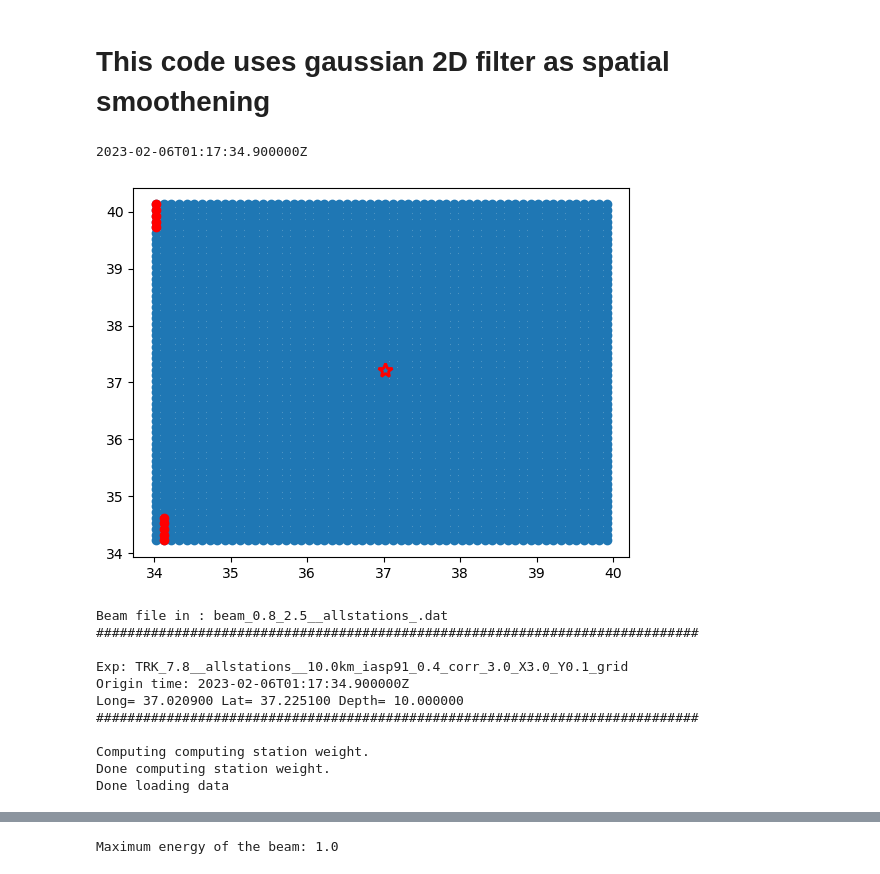
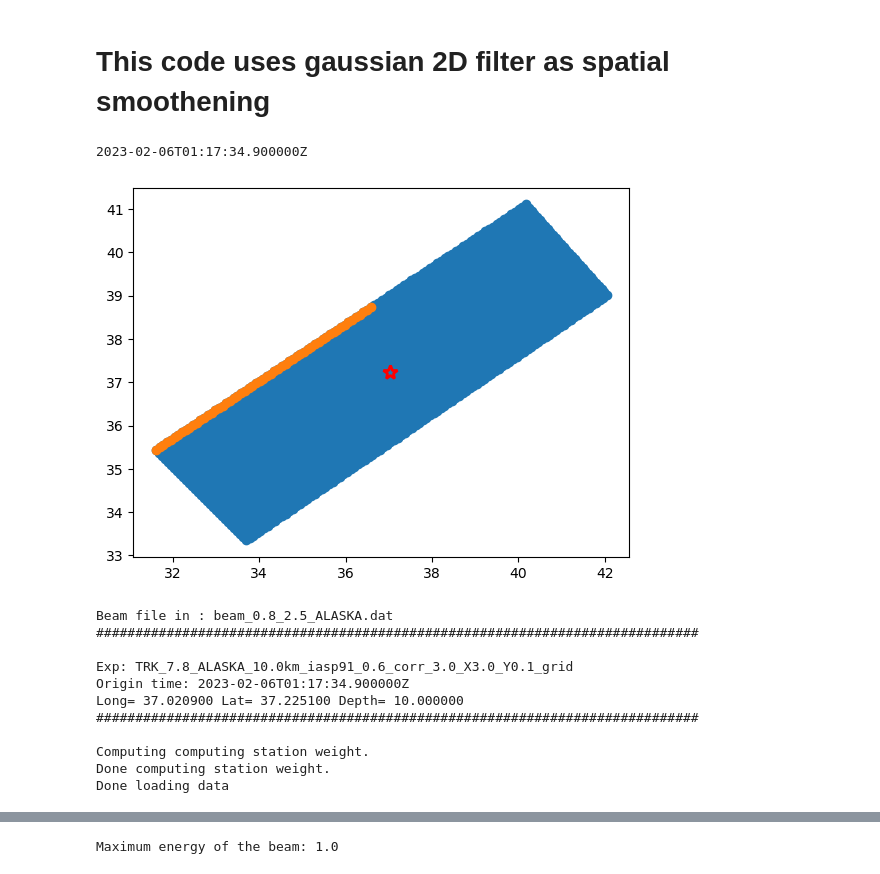
Before and after one commit to ajay6763/earthquake_bp_obspy, a Jupyter notebook: bp_post_process_make_results.ipynb, the cells around one changed output, grey strips where cells are left out. Saved outputs shown, nothing was run; the diff lists cells and outputs as text; code cells hidden in the pictures.

Commit message:
use this for along strike grid

```diff
--- a/bp_post_process_make_results.ipynb
+++ b/bp_post_process_make_results.ipynb
@@ -19,7 +19,7 @@ def calculate_shear_mach_front_angle(super_shear_velocity):
     shear_mach_front_angle = math.degrees(math.asin(sin_shear_mach_front_angle))
     return shear_mach_front_angle
 
-name='TRK_7.8__allstations__10.0km_iasp91_0.4_corr_3.0_X3.0_Y0.1_grid'
+name='TRK_7.8_ALASKA_10.0km_iasp91_0.6_corr_3.0_X3.0_Y0.1_grid'
 path = os.getcwd()
 outdir = name #str(Event)+'_'+str(Exp_name)
 scale=2
@@ -58,38 +58,38 @@ event_depth=float(res['event_depth'])
 Array_name=res['Array_name']
 #Exp_name=res['Exp_name']
 azimuth_min=float(res['azimuth_min'])
 azimuth_max=float(res['azimuth_max'])
 dist_min=float(res['dist_min'])
 dist_max=float(res['dist_max'])
 origin_time=obspy.UTCDateTime(int(res['origin_year']),int(res['origin_month']),
              int(res['origin_day']),int(res['origin_hour']),int(res['origin_minute']),float(res['origin_seconds']))
 print(origin_time)
 Focal_mech = dict(strike=float(res['event_strike']), dip=float(res['event_dip']), rake=float(res['event_rake'])
                  , magnitude=float(res['event_magnitude']))
 model               = TauPyModel(model=str(res['model']))
 sps                 = int(res['sps'])  #samples per seconds
 corr_window         = int(res['corr_window'])
 threshold_correlation=float(res['threshold_correlation'])
 SNR=float(res['SNR'])
 #smooth_time_window  = int((stack_end-stack_start)/10) #int(res['smooth_time_window'])   #seconds
 source_grid_size    = float(res['source_grid_size']) #degrees
 source_grid_extend  = float(res['source_grid_extend'])   #degrees
 source_grid_extend_x  = float(res['source_grid_extend_x'])   #degrees
 source_grid_extend_y  = float(res['source_grid_extend_y'])
 source_depth_size   = float(res['source_depth_size']) #km
 source_depth_extend = float(res['source_grid_extend']) #km
 #stream_for_bp=obspy.read('./Turky_7.6_all/stream.mseed')
 #slong,slat          = bp_lib.make_source_grid(event_long,event_lat,source_grid_extend,source_grid_size)
-slong,slat          = bp_lib.make_source_grid_hetero(event_long,event_lat,source_grid_extend_x,source_grid_extend_y,source_grid_size)
-
-end=65
+#slong,slat          = bp_lib.make_source_grid_hetero(event_long,event_lat,source_grid_extend_x,source_grid_extend_y,source_grid_size)
+slong,slat          = bp_lib.make_source_grid_along_strike_mod(51, event_lat, event_long, 500, 150, 10)
+end=59
 plt.scatter(slong,slat)
-plt.scatter(slong[55:end],slat[55:end],color='r')
+plt.scatter(slong[0:end],slat[0:end])
 plt.plot(event_long, event_lat, marker='*',markersize=10,markeredgecolor='red',markeredgewidth=2)
 plt.show()
 # %% [output]
 2023-02-06T01:17:34.900000Z
-[figure, old version]
+[figure, new version]
 # %%
 beam_file='beam_'+str(bp_l)+'_'+str(bp_u)+'_'+str(Array_name)+'.dat'
 print('Beam file in :',beam_file)
@@ -112,10 +112,10 @@ stream_for_bp=bp_lib.stream_station_weight(stream_for_bp)
 print('Done computing station weight.')
 print('Done loading data')
 # %% [output]
-Beam file in : beam_0.8_2.5__allstations_.dat
+Beam file in : beam_0.8_2.5_ALASKA.dat
 #############################################################################
 
-Exp: TRK_7.8__allstations__10.0km_iasp91_0.4_corr_3.0_X3.0_Y0.1_grid
+Exp: TRK_7.8_ALASKA_10.0km_iasp91_0.6_corr_3.0_X3.0_Y0.1_grid
 Origin time: 2023-02-06T01:17:34.900000Z
 Long= 37.020900 Lat= 37.225100 Depth= 10.000000
 #############################################################################
```
Also changed, not shown: parts of 5 cells of this notebook.
